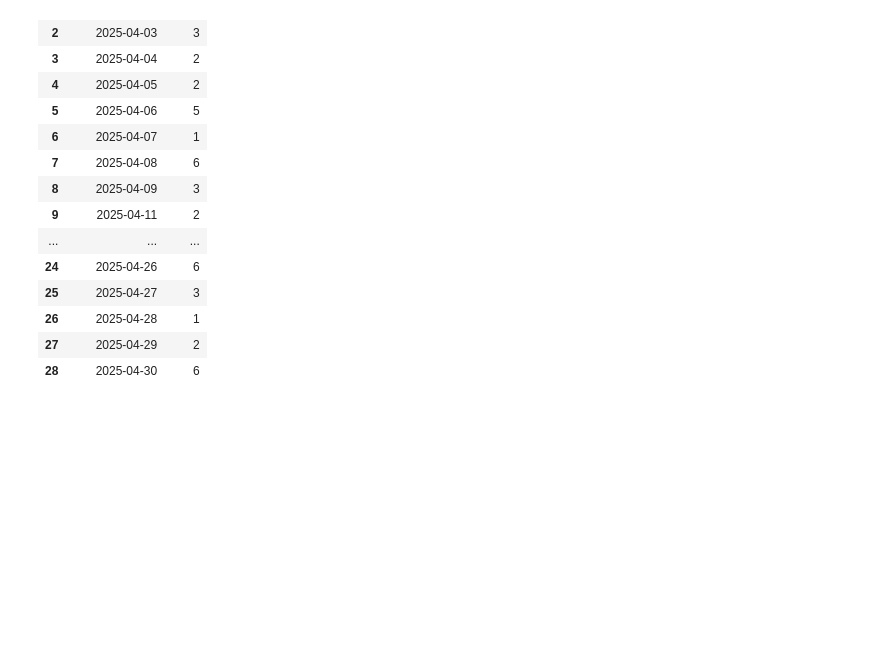
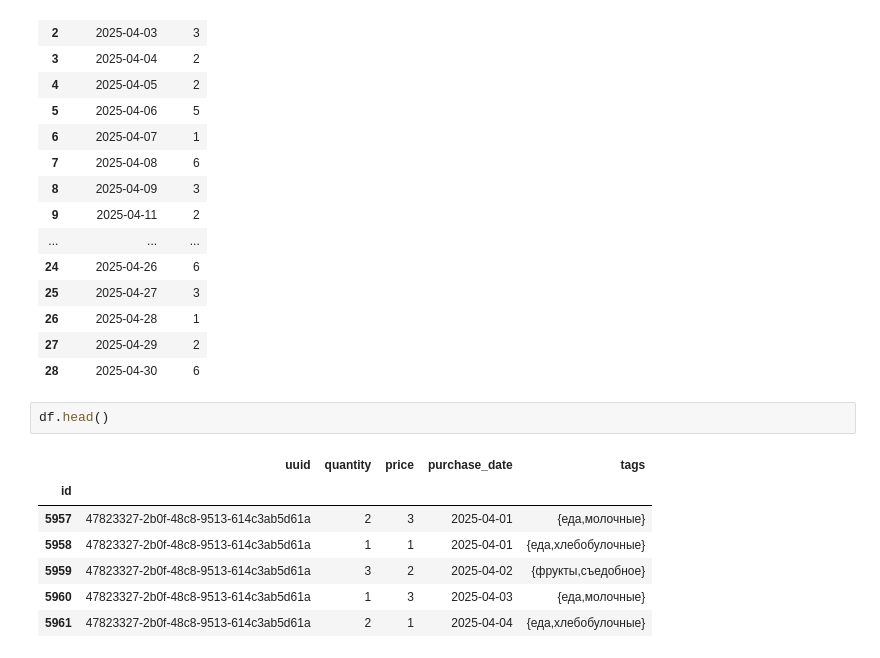
Before and after one commit to VladSunny/CapyPayBackend, a Jupyter notebook: DataScience.ipynb, the cells around one changed output. Cells and saved outputs as stored; diff of their text form; blank space fills up the shorter version.

```diff
--- a/DataScience.ipynb
+++ b/DataScience.ipynb
@@ -230,3 +230,13 @@ tmp.groupby(['purchase_date']).sum().reset_index()
 | 26 | 2025-04-28 | 1 |
 | 27 | 2025-04-29 | 2 |
 | 28 | 2025-04-30 | 6 |
+# %%
+df.head()
+# %% [output]
+|  | uuid | quantity | price | purchase_date | tags |
+| id |  |  |  |  |  |
+| 5957 | 47823327-2b0f-48c8-9513-614c3ab5d61a | 2 | 3 | 2025-04-01 | {еда,молочные} |
+| 5958 | 47823327-2b0f-48c8-9513-614c3ab5d61a | 1 | 1 | 2025-04-01 | {еда,хлебобулочные} |
+| 5959 | 47823327-2b0f-48c8-9513-614c3ab5d61a | 3 | 2 | 2025-04-02 | {фрукты,съедобное} |
+| 5960 | 47823327-2b0f-48c8-9513-614c3ab5d61a | 1 | 3 | 2025-04-03 | {еда,молочные} |
+| 5961 | 47823327-2b0f-48c8-9513-614c3ab5d61a | 2 | 1 | 2025-04-04 | {еда,хлебобулочные} |
```
Also changed, not shown: parts of 3 cells of this notebook, 2 other files.
